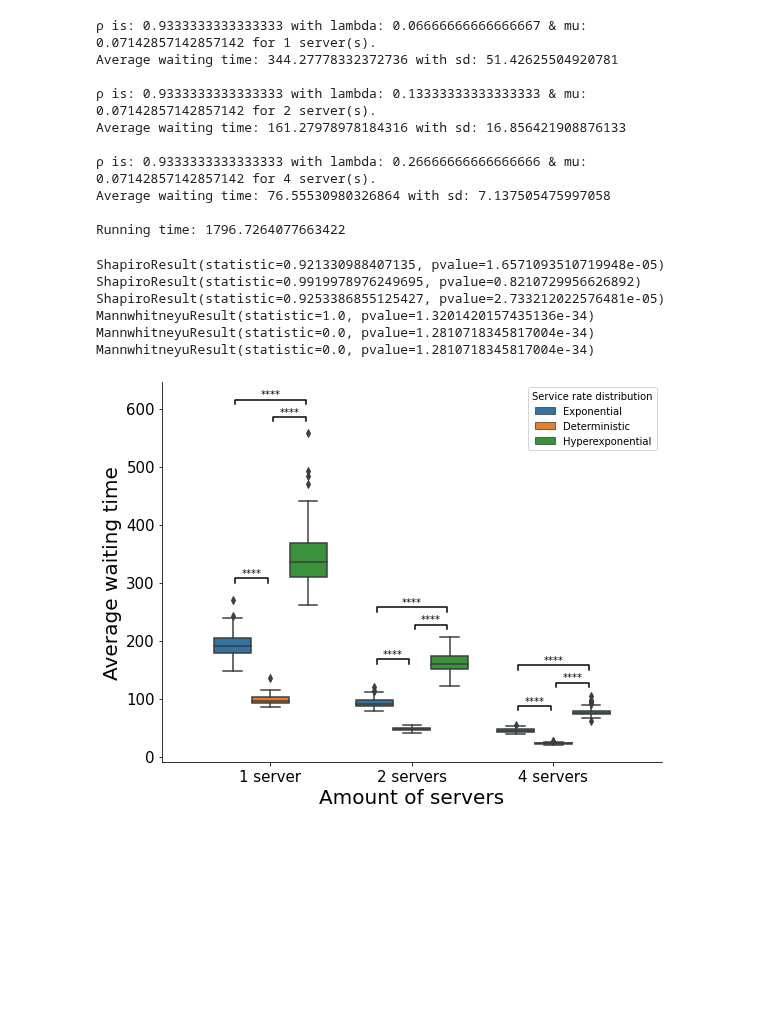
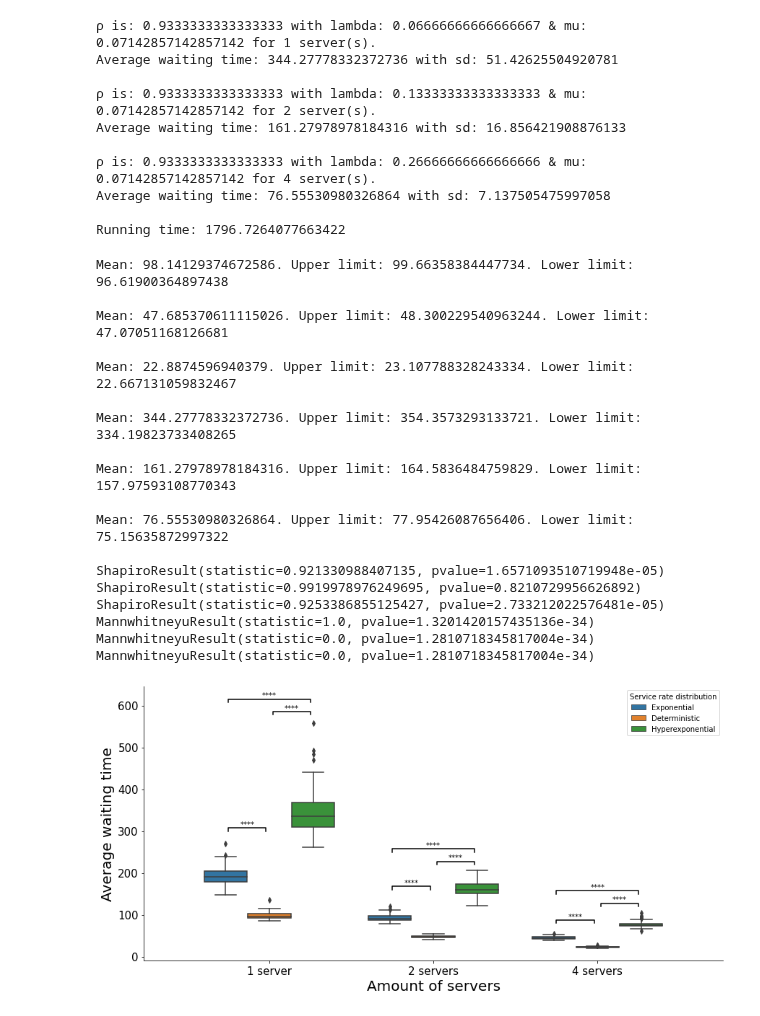
Before and after one commit to Florisdv5/DES-simulation, a Jupyter notebook: DES simulation.ipynb, the cells around one changed output. Cells and saved outputs as stored; diff of their text form; code cells hidden in the pictures; blank space fills up the shorter version.

```diff
--- a/DES simulation.ipynb
+++ b/DES simulation.ipynb
@@ -77,8 +77,13 @@ Average waiting time: 44.832678035345495 with sd: 3.017963959831067
 
 Running time: 1628.4171295166016
 # %%
+## 95% CI
 ## The shapiro test for normality
 ## The Mann-Whitney U test for difference, because the distributions were not normal
+for n_ind in range(len(mean_waiting_times)):
+    print("Mean: " + str(statistics.mean(mean_waiting_times[n_ind])) +
+          ". Upper limit: " + str(statistics.mean(mean_waiting_times[n_ind])+ 1.96*statistics.stdev(mean_waiting_times[n_ind])/len(mean_waiting_times[n_ind])**0.5) +
+          ". Lower limit: " + str(statistics.mean(mean_waiting_times[n_ind])- 1.96*statistics.stdev(mean_waiting_times[n_ind])/len(mean_waiting_times[n_ind])**0.5) + "\n")
 
 statistic_1server = scipy.stats.shapiro(mean_waiting_times[0])
 print(statistic_1server)
@@ -416,6 +434,17 @@ Average waiting time: 76.55530980326864 with sd: 7.137505475997058
 
 Running time: 1796.7264077663422
 # %%
+for n_ind in range(len(mean_waiting_timesc)):
+    print("Mean: " + str(statistics.mean(mean_waiting_timesc[n_ind])) +
+          ". Upper limit: " + str(statistics.mean(mean_waiting_timesc[n_ind])+ 1.96*statistics.stdev(mean_waiting_timesc[n_ind])/len(mean_waiting_timesc[n_ind])**0.5) +
+          ". Lower limit: " + str(statistics.mean(mean_waiting_timesc[n_ind])- 1.96*statistics.stdev(mean_waiting_timesc[n_ind])/len(mean_waiting_timesc[n_ind])**0.5) + "\n")
+
+for n_ind in range(len(mean_waiting_times_long)):
+    print("Mean: " + str(statistics.mean(mean_waiting_times_long[n_ind])) +
+          ". Upper limit: " + str(statistics.mean(mean_waiting_times_long[n_ind])+ 1.96*statistics.stdev(mean_waiting_times_long[n_ind])/len(mean_waiting_times_long[n_ind])**0.5) +
+          ". Lower limit: " + str(statistics.mean(mean_waiting_times_long[n_ind])- 1.96*statistics.stdev(mean_waiting_times_long[n_ind])/len(mean_waiting_times_long[n_ind])**0.5) + "\n")
+
+
 statistic_1serverc = scipy.stats.shapiro(mean_waiting_times_long[0])
 print(statistic_1serverc)
 statistic_2serverc = scipy.stats.shapiro(mean_waiting_times_long[1])
@@ -427,6 +456,18 @@ print(scipy.stats.mannwhitneyu(mean_waiting_times_long[0], mean_waiting_times[0]
 print(scipy.stats.mannwhitneyu(mean_waiting_times_long[1], mean_waiting_times[1]))
 print(scipy.stats.mannwhitneyu(mean_waiting_times_long[2], mean_waiting_times[2]))
 # %% [output]
+Mean: 98.14129374672586. Upper limit: 99.66358384447734. Lower limit: 96.61900364897438
+
+Mean: 47.685370611115026. Upper limit: 48.300229540963244. Lower limit: 47.07051168126681
+
+Mean: 22.8874596940379. Upper limit: 23.107788328243334. Lower limit: 22.667131059832467
+
+Mean: 344.27778332372736. Upper limit: 354.3573293133721. Lower limit: 334.19823733408265
+
+Mean: 161.27978978184316. Upper limit: 164.5836484759829. Lower limit: 157.97593108770343
+
+Mean: 76.55530980326864. Upper limit: 77.95426087656406. Lower limit: 75.15635872997322
+
 ShapiroResult(statistic=0.921330988407135, pvalue=1.6571093510719948e-05)
 ShapiroResult(statistic=0.9919978976249695, pvalue=0.8210729956626892)
 ShapiroResult(statistic=0.9253386855125427, pvalue=2.733212022576481e-05)
@@ -446,7 +487,7 @@ df_total_long = df_total_long.append(df_3_server_long)
 df_total_long_only = df_1_server_long.append(df_2_server_long)
 df_total_long_only = df_total_long_only.append(df_3_server_long)
 
-p = sns.catplot(x="Method", y="Waiting time", hue = "Service rate distribution", kind="box", data=df_total_long, height=6, aspect=13/10, legend_out = False)
+p = sns.catplot(x="Method", y="Waiting time", hue = "Service rate distribution", kind="box", data=df_total_long, height=6, aspect=12/6, legend_out = False)
 # p = sns.swarmplot(x="Method", y="Waiting time", hue = 'service_distr', data=df_totalc, alpha = 0.5)
 
 plt.xlabel("Amount of servers", size = 20)
@@ -471,31 +512,31 @@ plt.plot([x1, x1, x2, x2], [y, y+h, y+h, y], lw=1.5, c=col)
 plt.text((x1+x2)*.5, y+h, "****", ha='center', va='bottom', color=col)
 
 x1, x2 = 0.75, 0.98   # columns '1 server' and '2 server' (first column: 0, see plt.xticks())
 y, h, col = 160, 7.5, 'k'
 plt.plot([x1, x1, x2, x2], [y, y+h, y+h, y], lw=1.5, c=col)
 plt.text((x1+x2)*.5, y+h, "****", ha='center', va='bottom', color=col)
 x1, x2 = 1.02, 1.25   # columns '1 server' and '2 server' (first column: 0, see plt.xticks())
 y, h, col = 220, 7.5, 'k'
 plt.plot([x1, x1, x2, x2], [y, y+h, y+h, y], lw=1.5, c=col)
 plt.text((x1+x2)*.5, y+h, "****", ha='center', va='bottom', color=col)
 x1, x2 = 0.75, 1.25   # columns '1 server' and '2 server' (first column: 0, see plt.xticks())
 y, h, col = 220+30, 7.5, 'k'
 plt.plot([x1, x1, x2, x2], [y, y+h, y+h, y], lw=1.5, c=col)
 plt.text((x1+x2)*.5, y+h, "****", ha='center', va='bottom', color=col)
 
 x1, x2 = 1.75, 1.98   # columns '1 server' and '2 server' (first column: 0, see plt.xticks())
 y, h, col = 80, 7.5, 'k'
 plt.plot([x1, x1, x2, x2], [y, y+h, y+h, y], lw=1.5, c=col)
 plt.text((x1+x2)*.5, y+h, "****", ha='center', va='bottom', color=col)
 x1, x2 = 2.02, 2.25   # columns '1 server' and '2 server' (first column: 0, see plt.xticks())
 y, h, col = 120, 7.5, 'k'
 plt.plot([x1, x1, x2, x2], [y, y+h, y+h, y], lw=1.5, c=col)
 plt.text((x1+x2)*.5, y+h, "****", ha='center', va='bottom', color=col)
 x1, x2 = 1.75, 2.25   # columns '1 server' and '2 server' (first column: 0, see plt.xticks())
 y, h, col = 120+30, 7.5, 'k'
 plt.plot([x1, x1, x2, x2], [y, y+h, y+h, y], lw=1.5, c=col)
 plt.text((x1+x2)*.5, y+h, "****", ha='center', va='bottom', color=col)
 
 plt.savefig('boxplots_service_distr_longtail.png', format='png', dpi=600, bbox_inches = "tight")
 # %% [output]
-[figure, old version]
+[figure, new version]
```
Also changed, not shown: parts of 3 cells of this notebook.
